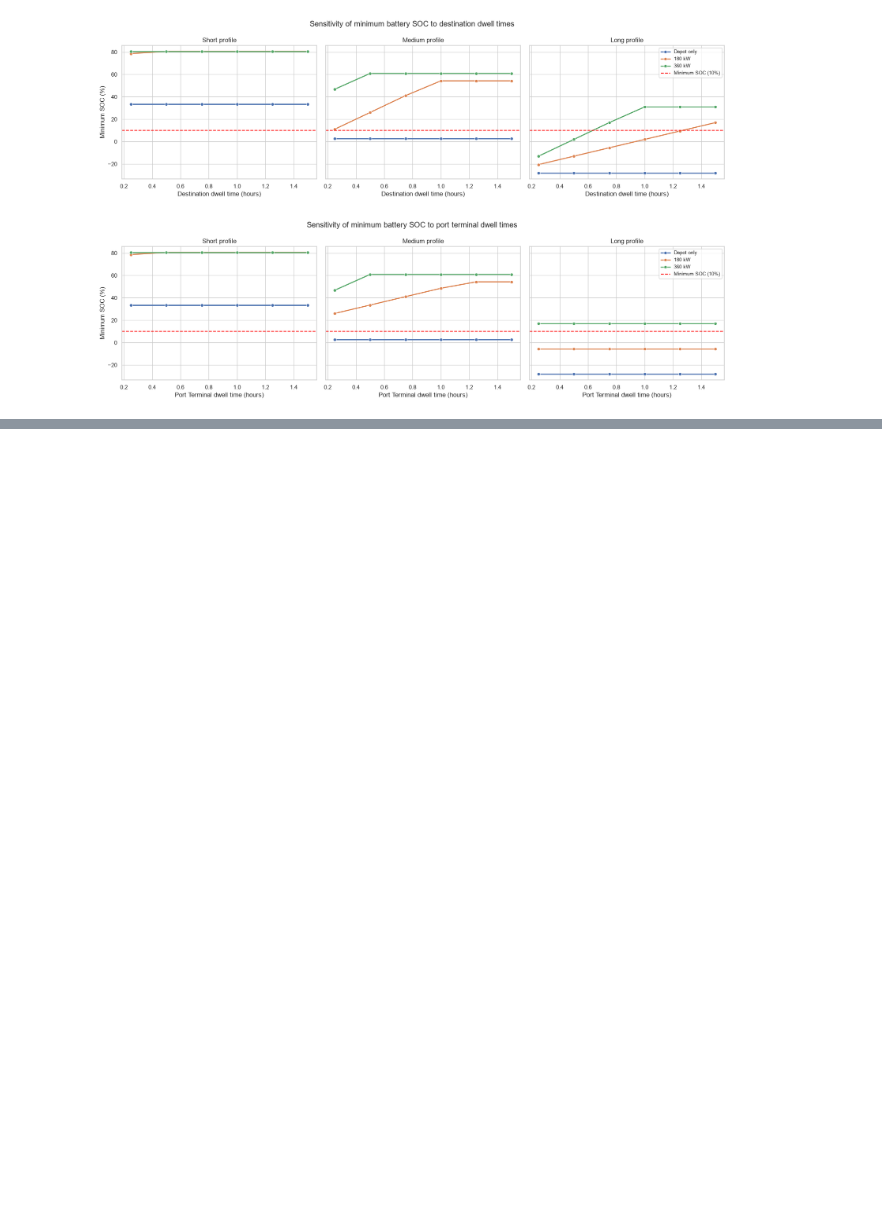
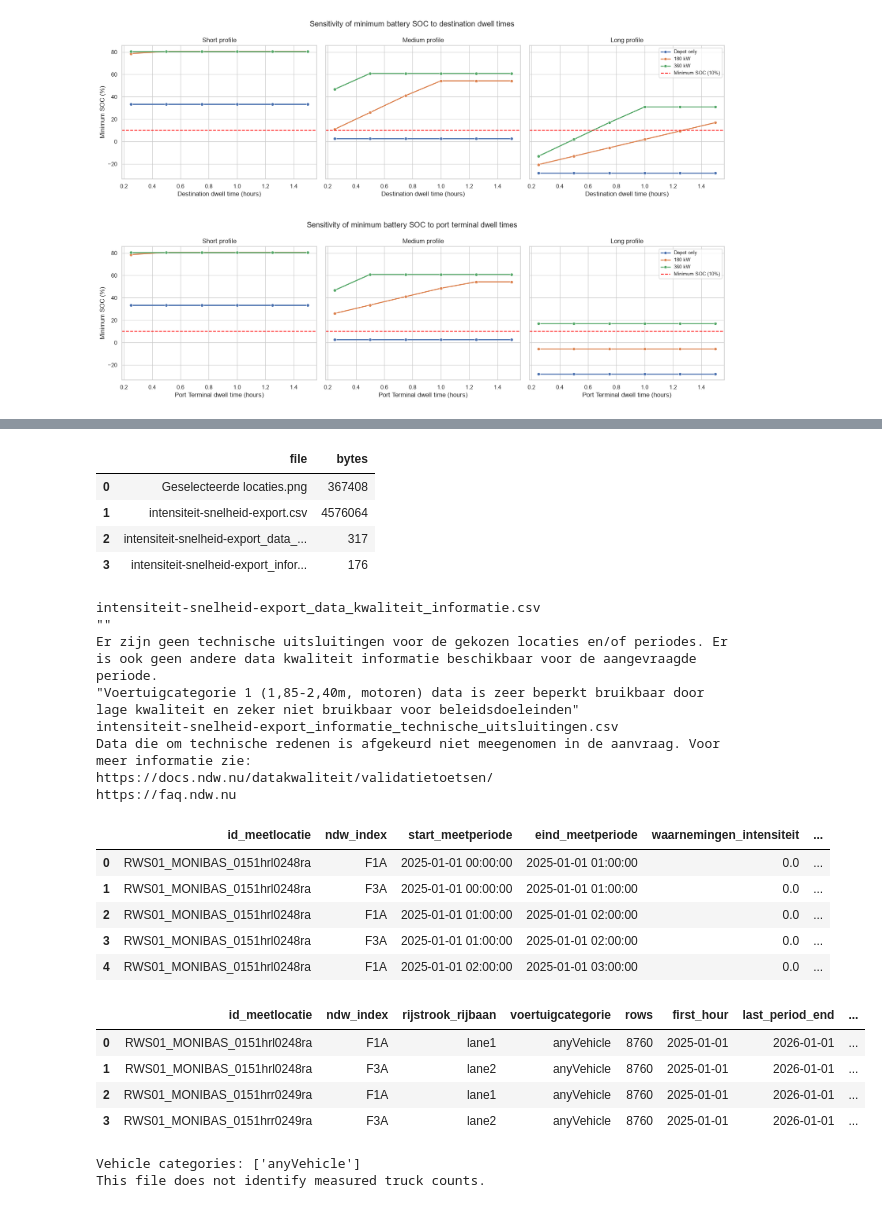
Before and after one commit to sandrazhu21/-TIL6022-TIL-Python-Programming-Group-21, a Jupyter notebook: Final_code.ipynb, the cells around one changed output, grey strips where cells are left out. Saved outputs shown, nothing was run; the diff lists cells and outputs as text; code cells hidden in the pictures; blank space fills up the shorter version.

```diff
--- a/Final_code.ipynb
+++ b/Final_code.ipynb
@@ -875,0 +1184,60 @@ for parameter in dwell_features:
+# %%
+csv_inventory_df = pd.DataFrame([
+    {"file": path.name, "bytes": path.stat().st_size}
+    for path in sorted(data_folder.iterdir()) if path.is_file()
+])
+display(csv_inventory_df)
+
+metadata_texts = {}
+for path in sorted(data_folder.glob("*.csv")):
+    if path.name != "intensiteit-snelheid-export.csv":
+        metadata_texts[path.name] = path.read_text(encoding="utf-8-sig")
+        print(path.name)
+        print(metadata_texts[path.name].strip())
+
+traffic_raw_df = pd.read_csv(
+    data_folder / "intensiteit-snelheid-export.csv",
+    encoding="utf-8-sig",
+    parse_dates=["start_meetperiode", "eind_meetperiode"],
+)
+display(traffic_raw_df.head())
+sensor_catalogue_df = traffic_raw_df.groupby(
+    ["id_meetlocatie", "ndw_index", "rijstrook_rijbaan", "voertuigcategorie"]
+).agg(
+    rows=("gem_intensiteit", "size"),
+    first_hour=("start_meetperiode", "min"),
+    last_period_end=("eind_meetperiode", "max"),
+).reset_index()
+sensor_catalogue_df["assumed_direction"] = sensor_catalogue_df[
+    "id_meetlocatie"
+].map(DIRECTION_MAP)
+display(sensor_catalogue_df)
+print("Vehicle categories:", traffic_raw_df["voertuigcategorie"].unique().tolist())
+print("This file does not identify measured truck counts.")
+# %% [output]
+|  | file | bytes |
+| 0 | Geselecteerde locaties.png | 367408 |
+| 1 | intensiteit-snelheid-export.csv | 4576064 |
+| 2 | intensiteit-snelheid-export_data_... | 317 |
+| 3 | intensiteit-snelheid-export_infor... | 176 |
+intensiteit-snelheid-export_data_kwaliteit_informatie.csv
+""
+Er zijn geen technische uitsluitingen voor de gekozen locaties en/of periodes. Er is ook geen andere data kwaliteit informatie beschikbaar voor de aangevraagde periode.
+"Voertuigcategorie 1 (1,85-2,40m, motoren) data is zeer beperkt bruikbaar door lage kwaliteit en zeker niet bruikbaar voor beleidsdoeleinden"
+intensiteit-snelheid-export_informatie_technische_uitsluitingen.csv
+Data die om technische redenen is afgekeurd niet meegenomen in de aanvraag. Voor meer informatie zie:
+https://docs.ndw.nu/datakwaliteit/validatietoetsen/
+https://faq.ndw.nu
+|  | id_meetlocatie | ndw_index | start_meetperiode | eind_meetperiode | waarnemingen_intensiteit | ... |
+| 0 | RWS01_MONIBAS_0151hrl0248ra | F1A | 2025-01-01 00:00:00 | 2025-01-01 01:00:00 | 0.0 | ... |
+| 1 | RWS01_MONIBAS_0151hrl0248ra | F3A | 2025-01-01 00:00:00 | 2025-01-01 01:00:00 | 0.0 | ... |
+| 2 | RWS01_MONIBAS_0151hrl0248ra | F1A | 2025-01-01 01:00:00 | 2025-01-01 02:00:00 | 0.0 | ... |
+| 3 | RWS01_MONIBAS_0151hrl0248ra | F3A | 2025-01-01 01:00:00 | 2025-01-01 02:00:00 | 0.0 | ... |
+| 4 | RWS01_MONIBAS_0151hrl0248ra | F1A | 2025-01-01 02:00:00 | 2025-01-01 03:00:00 | 0.0 | ... |
+|  | id_meetlocatie | ndw_index | rijstrook_rijbaan | voertuigcategorie | rows | first_hour | last_period_end | ... |
+| 0 | RWS01_MONIBAS_0151hrl0248ra | F1A | lane1 | anyVehicle | 8760 | 2025-01-01 | 2026-01-01 | ... |
+| 1 | RWS01_MONIBAS_0151hrl0248ra | F3A | lane2 | anyVehicle | 8760 | 2025-01-01 | 2026-01-01 | ... |
+| 2 | RWS01_MONIBAS_0151hrr0249ra | F1A | lane1 | anyVehicle | 8760 | 2025-01-01 | 2026-01-01 | ... |
+| 3 | RWS01_MONIBAS_0151hrr0249ra | F3A | lane2 | anyVehicle | 8760 | 2025-01-01 | 2026-01-01 | ... |
+Vehicle categories: ['anyVehicle']
+This file does not identify measured truck counts.
```
Also changed, not shown: parts of 17 cells of this notebook.
